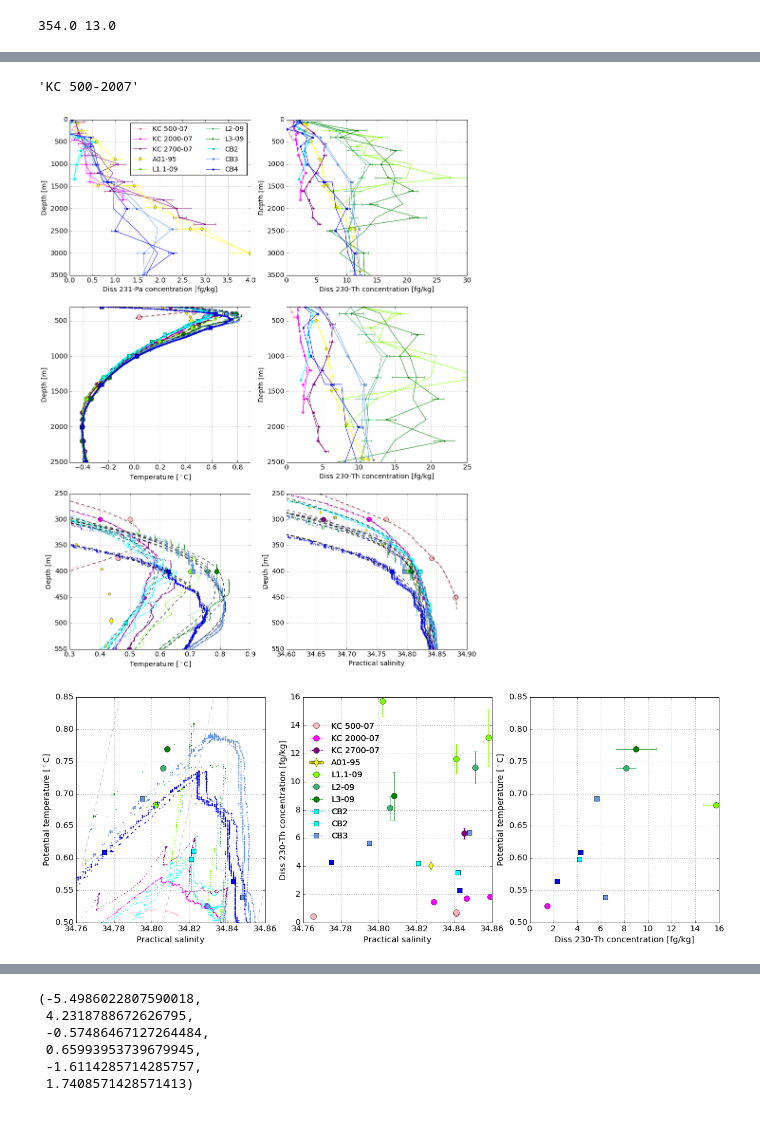
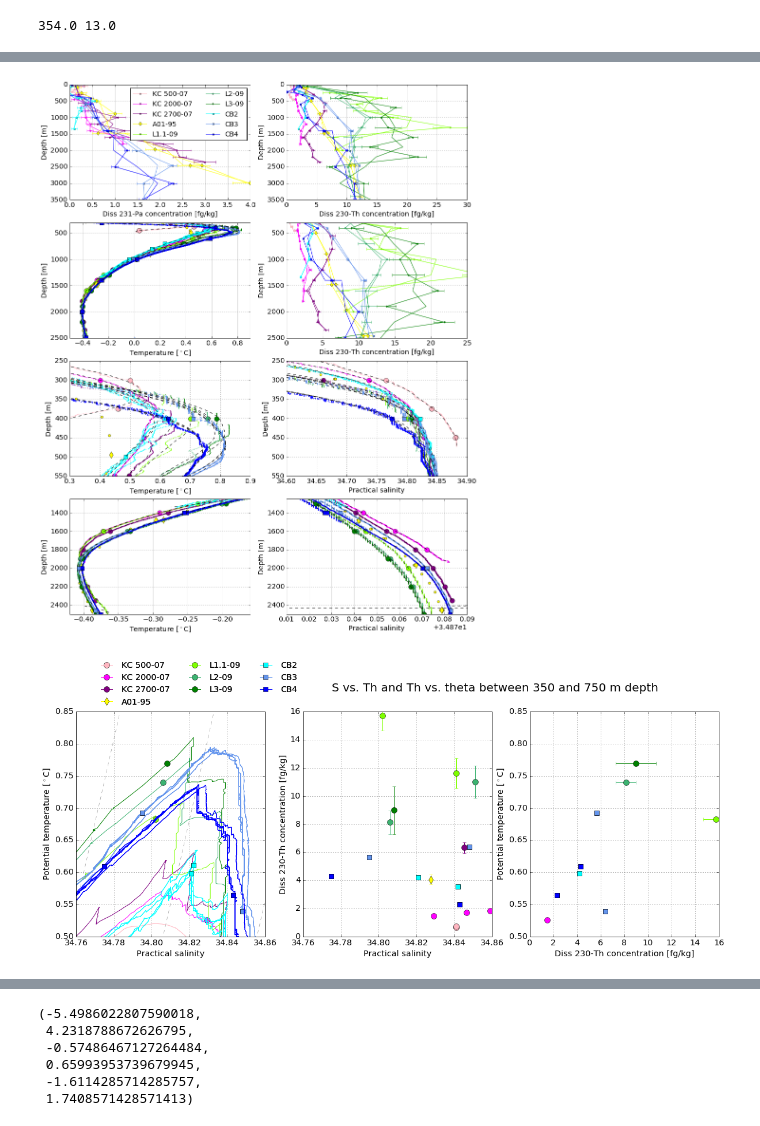
Before and after one commit to UBC-MOAD/analysis-melanie, a Jupyter notebook: notebooks/Geotraces2015data/CanadaBasin-v1-data-TandSanomVSTh-SavGol-filter-v2.ipynb, the cells around one changed output, grey strips where cells are left out. Drawn from its saved outputs; the diff is of its cells as text; code cells hidden in the pictures.

```diff
--- a/notebooks/Geotraces2015data/CanadaBasin-v1-data-TandSanomVSTh-SavGol-filter-v2.ipynb
+++ b/notebooks/Geotraces2015data/CanadaBasin-v1-data-TandSanomVSTh-SavGol-filter-v2.ipynb
@@ -133,18 +104,16 @@ plt.axis('off');
 # %%
-data[P%5==0].head() ## Filter data for pressure modulo 5 equal 0, so for P multiple of 5
+#data[P%5==0].head() ## Filter data for pressure modulo 5 equal 0, so for P multiple of 5
 #PaThData[(PaTh_lon < -120) & (PaThData['Cast name'].notnull())]
 #PaThData['Cast name'][PaTh_sta == 'KC 500-2007']
 #PaThData[(PaTh_sta == 'KC 500-2007') & (PaThData['Cast name'].isnull())]
 #PaThData[PaThData['Cast name'].isnull()].head()
 #t=PaThData[round(PaTh_d)%5!=0]
 #t
-station
+#station
-# %% [output]
-'KC 500-2007'
 # %%
 import matplotlib.pyplot as plt
 
-fig,((ax1, ax2), (ax3, ax4), (ax5, ax6))=plt.subplots(3,2,facecolor='w',figsize=(15,20))
+fig,((ax1, ax2), (ax3, ax4), (ax5, ax6),(ax7,ax8))=plt.subplots(4,2,facecolor='w',figsize=(15,20))
 
 
 
@@ -167,16 +136,16 @@ for station,cast,name,Mt,St,Mtd,M,S,C in zip(('KC 500-2007', 'KC 2000-2007', 'KC
                         ('lightpink','magenta','purple','yellow','chartreuse','mediumseagreen',
                         'green','cyan','cyan','cornflowerblue','cornflowerblue','cornflowerblue','blue','blue','blue')):
 
-    for ax,xfield,yfield,xfilter,yfilter,xdata,ydata,xlabels,ylabels,xranges,yranges in zip((ax3,ax5,ax6),
-                                    (t,t,s),(d,d,d),
-                                    (t[(sta == station)  & (cast)],t[(sta == station)  & (cast)],s[(sta == station)  & (cast)]),
-                                    (d[(sta == station)  & (cast)],d[(sta == station)  & (cast)],d[(sta == station)  & (cast)]),
-                                    (PaTh_t,PaTh_t,PaTh_s),(PaTh_d,PaTh_d,PaTh_d),
+    for ax,xfield,yfield,xfilter,yfilter,xdata,ydata,xlabels,ylabels,xranges,yranges in zip((ax3,ax5,ax6,ax7,ax8),
+                                    (t,t,s,t,s),(d,d,d,d,d),
+                                    (t[(sta == station)  & (cast)],t[(sta == station)  & (cast)],s[(sta == station)  & (cast)],t[(sta == station)  & (cast)],s[(sta == station)  & (cast)]),
+                                    (d[(sta == station)  & (cast)],d[(sta == station)  & (cast)],d[(sta == station)  & (cast)],d[(sta == station)  & (cast)],d[(sta == station)  & (cast)]),
+                                    (PaTh_t,PaTh_t,PaTh_s,PaTh_t,PaTh_s),(PaTh_d,PaTh_d,PaTh_d,PaTh_d,PaTh_d),
                                     ('Temperature [$^\circ$C]','Temperature [$^\circ$C]',
-                                     'Practical salinity'),
-                                    ('Depth [m]','Depth [m]','Depth [m]'),
-                                    ([-0.5,0.9],[0.3, 0.9],[34.6, 34.9]),
-                                    ([300,2500],[250, 550],[250, 550])):
+                                     'Practical salinity','Temperature [$^\circ$C]','Practical salinity'),
+                                    ('Depth [m]','Depth [m]','Depth [m]','Depth [m]','Depth [m]'),
+                                    ([-0.5,0.9],[0.3, 0.9],[34.6, 34.9],[-0.42, -0.16],[34.88, 34.96]),
+                                    ([300,2500],[250, 550],[250, 550],[1250, 2500],[1250, 2500])):
         ax.plot(xfield[(sta == station)],yfield[(sta == station)],Mt,markersize=St,color=C,label=station)
         ax.plot(xdata[(sta == station)],ydata[(sta == station)],Mtd,markersize=S,color=C,label=station)
         ax.set_xlim(xranges)
@@ -255,7 +224,7 @@ for station,name,St,M,C in zip(('KC 500-2007', 'KC 2000-2007', 'KC 2700-2007', '
             ax.plot(xfilt, y,'-',markersize=1, color=C,label='_nolegend_')
     '''
 
-for ax, in zip((ax1,ax2,ax3,ax4,ax5,ax6)):
+for ax, in zip((ax1,ax2,ax3,ax4,ax5,ax6,ax7,ax8)):
     ax.xaxis.grid(True)
     ax.yaxis.grid(True)
     ax.set_axisbelow(True)
@@ -269,7 +238,7 @@ savefig('Figures/PaThStations_Pa-Th-T-S-vsd_zoomAW-color-v2.png',bbox_inches='ti
 
 plt.show()
 # %% [output]
-[figure, old version]
+[figure, new version]
 # %%
 #Xanom
 # %%
@@ -299,7 +268,8 @@ for station,cast,name,Mt,St,Mtd,M,S,C in zip(('KC 500-2007', 'KC 2000-2007', 'KC
                         #('mediumvioletred','k','deeppink','yellow','lime','seagreen',
                         #'darkseagreen','gold','dodgerblue','blue')):
 
-    ax1.plot(s[sta == station],data.Tpot[sta == station],Mt,markersize=St,color=C,label=name)
+#    ax1.plot(s[sta == station],data.Tpot[sta == station],Mt,markersize=St,color=C,label=name)
+    ax1.plot(s[sta == station],data.Tpot[sta == station],'-',markersize=St,color=C,label=name)
     ax1.plot(PaTh_s[PaTh_sta == station],PaThData.Tpot[PaTh_sta == station],Mtd,markersize=S,color=C,label=name)
 #    ax1.set_xlim([34.4,34.9])
     ax1.set_xlim([34.76,34.86])
@@ -309,7 +279,7 @@ for station,cast,name,Mt,St,Mtd,M,S,C in zip(('KC 500-2007', 'KC 2000-2007', 'KC
     ax1.set_ylabel('Potential temperature [$^\circ$C]')
 
 
-    d_range=(PaTh_d > 250) & (PaTh_d < 2500)
+    d_range=(PaTh_d > 350) & (PaTh_d < 750)
 
     for ax,xfield,yfield,XERR,YERR,xlabels,ylabels,xranges,yranges in zip((ax2,ax3),(PaTh_s,PaThData.Th),
                                     (PaThData.Th,PaThData.Tpot),
@@ -320,37 +290,38 @@ for station,cast,name,Mt,St,Mtd,M,S,C in zip(('KC 500-2007', 'KC 2000-2007', 'KC
                                     #([34.4,34.9],[0, 15]),
                                     ([34.76,34.86],[0, 16]),
                                     #([0,15],[-0.5, 0.9])):
                                     ([0,16],[0.5, 0.85])):
                                     #([0,25],[-0.4, 0.85])):
         ax.plot(xfield[(PaTh_sta == station) & d_range],yfield[(PaTh_sta == station) & d_range],Mtd,markersize=S,color=C,label=name)
         ax.errorbar(xfield[(PaTh_sta == station) & d_range],yfield[(PaTh_sta == station) & d_range],xerr=XERR,yerr=YERR,color=C,fmt='.',label='_nolegend_')
         ax.set_xlim(xranges)
         ax.set_ylim(yranges)
         ax.set_xlabel(xlabels)
         ax.set_ylabel(ylabels)
 
 
 h1, l1 = ax1.get_legend_handles_labels()
 
-CTD=ax2.legend((h1[0],h1[2],h1[4],h1[6],h1[8],h1[10],h1[12],h1[14],h1[16],h1[18]),
-               (l1[1],l1[3],l1[5],l1[7],l1[9],l1[11],l1[13],l1[15],l1[17],l1[19]),
-               numpoints=10,loc=(0.01,0.35),ncol=1,framealpha=0,frameon=False)
+CTD=ax2.legend((h1[0],h1[2],h1[4],h1[6],h1[8],h1[10],h1[12],h1[14],h1[18],h1[24]),
+               (l1[1],l1[3],l1[5],l1[7],l1[9],l1[11],l1[13],l1[15],l1[19],l1[25]),
+               numpoints=10,loc=(-1.1,1.01),ncol=3,framealpha=0,frameon=False)
 
 for ax, in zip((ax1,ax2,ax3)):
     ax.xaxis.grid(True)
     ax.yaxis.grid(True)
     ax.set_axisbelow(True)
 
 handles, labels = ax1.get_legend_handles_labels()
 
-ax2.legend((h1[1],h1[3],h1[5],h1[7],h1[9],h1[11],h1[13],h1[15],h1[17],h1[19]),
-            (l1[1],l1[3],l1[5],l1[7],l1[9],l1[11],l1[13],l1[15],l1[17],l1[19]),
-            loc=(0.01,0.35),ncol=1,numpoints=1,framealpha=0,frameon=True)
+ax2.legend((h1[1],h1[3],h1[5],h1[7],h1[9],h1[11],h1[13],h1[15],h1[19],h1[25]),
+            (l1[1],l1[3],l1[5],l1[7],l1[9],l1[11],l1[13],l1[15],l1[19],l1[25]),
+            loc=(-1.1,1.01),ncol=3,numpoints=1,framealpha=0,frameon=True)
 ax2.add_artist(CTD)
 #ax2.add_artist(CTD[0,2,4,6,8,10,12,14,16,18])
 
+fig.suptitle('S vs. Th and Th vs. theta between 350 and 750 m depth',fontsize=20,position=(0.63,1))
 savefig('Figures/PaThStations_thetaS-ThS_zoomAW-color-v2.png',bbox_inches='tight')
 
 plt.show()
 # %% [output]
-[figure, old version]
+[figure, new version]
```
Also changed, not shown: parts of 15 cells of this notebook, 12 other files.
